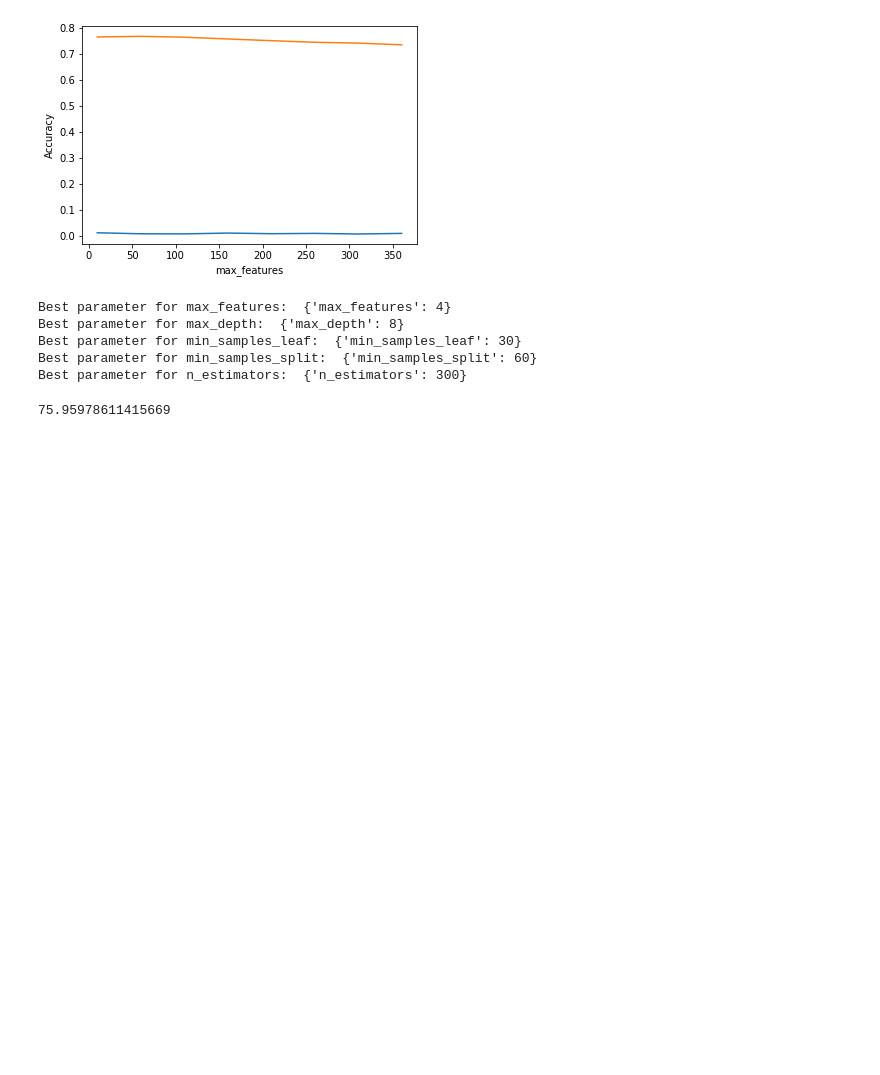
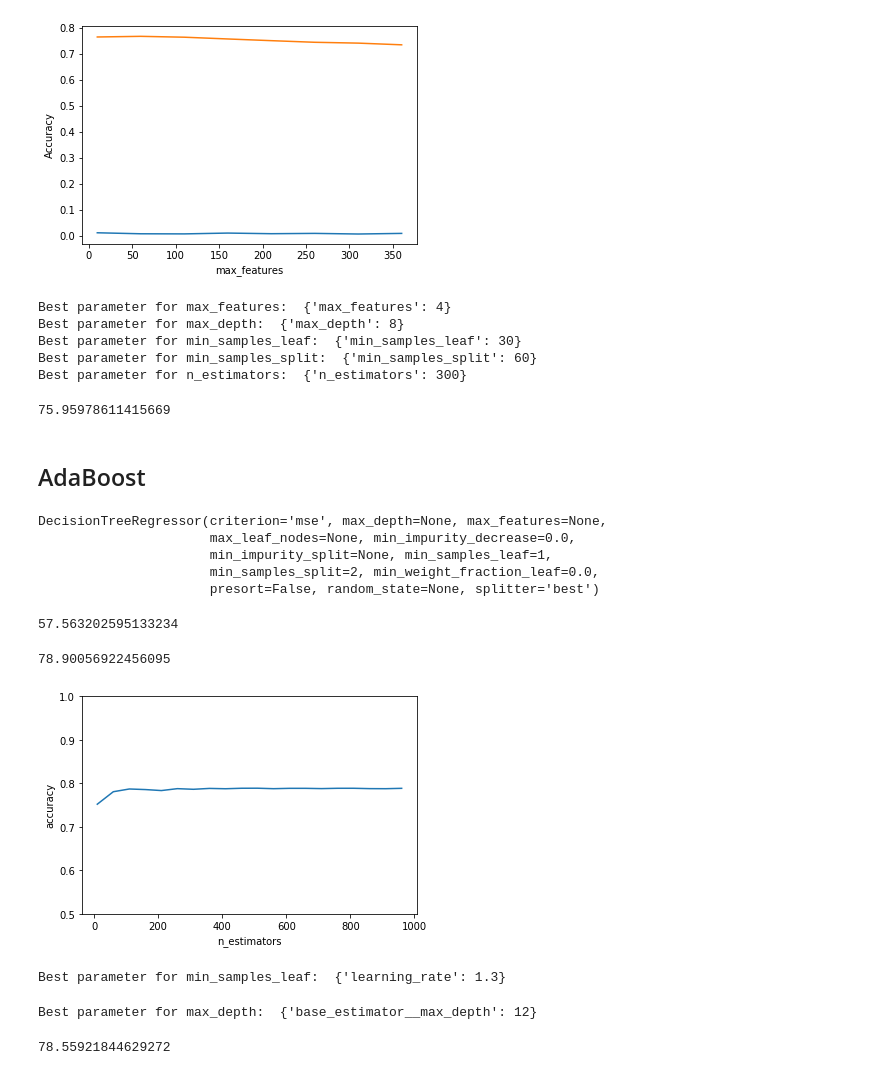
Before and after one commit to LIMON100/Rainfall-in-Bangladesh, a Jupyter notebook: Rainfall.ipynb, the cells around one changed output. Cells and saved outputs as stored; diff of their text form; code cells hidden in the pictures; blank space fills up the shorter version.

Commit message:
Apply adaboost regressor

```diff
--- a/Rainfall.ipynb
+++ b/Rainfall.ipynb
@@ -802,3 +802,73 @@ ac_rf = r2_score(y_test , y_pred_rf)
 print(ac_rf*100)
 # %% [output]
 75.95978611415669
+# %% [markdown]
+## AdaBoost
+# %%
+shallow_tree = DecisionTreeRegressor()
+shallow_tree.fit(new_x_train, y_train)
+# %% [output]
+DecisionTreeRegressor(criterion='mse', max_depth=None, max_features=None,
+                      max_leaf_nodes=None, min_impurity_decrease=0.0,
+                      min_impurity_split=None, min_samples_leaf=1,
+                      min_samples_split=2, min_weight_fraction_leaf=0.0,
+                      presort=False, random_state=None, splitter='best')
+# %%
+y_pred = shallow_tree.predict(new_x_test)
+ac_ab = r2_score(y_test, y_pred)
+print(ac_ab*100)
+# %% [output]
+57.563202595133234
+# %%
+estimators = list(range(10 , 1000, 50))
+
+
+abc_scores_est = []
+for n_est in estimators:
+    ABC = AdaBoostRegressor(base_estimator=shallow_tree  , n_estimators = n_est)
+
+    ABC.fit(new_x_train, y_train)
+    y_pred_est = ABC.predict(new_x_test)
+    score = r2_score(y_test, y_pred_est)
+    abc_scores_est.append(score)
+
+
+print(np.max(abc_scores_est)*100)
+# %% [output]
+78.90056922456095
+# %%
+plt.plot(estimators, abc_scores_est)
+plt.xlabel('n_estimators')
+plt.ylabel('accuracy')
+plt.ylim([0.50, 1])
+plt.show()
+# %% [output]
+[figure, added]
+# %%
+learn_rate = {'learning_rate': [0.001 , 0.01 , 0.1 , 1.0 , 1.3]}
+folds = 5
+
+ABC = AdaBoostRegressor(base_estimator=shallow_tree)
+grid_search_lr = GridSearchCV(ABC, cv = folds , param_grid = learn_rate , n_jobs = -1)
+grid_search_lr.fit(x_train, y_train)
+print('Best parameter for min_samples_leaf: ',grid_search_lr.best_params_)
+# %% [output]
+Best parameter for min_samples_leaf:  {'learning_rate': 1.3}
+# %%
+max_dpth = {'base_estimator__max_depth': [3,4,5,8,10,12]}
+folds = 5
+
+ABC = AdaBoostRegressor(base_estimator = shallow_tree)
+grid_search_ab_max = GridSearchCV(ABC, cv = folds , param_grid = max_dpth , n_jobs = -1)
+grid_search_ab_max.fit(x_train, y_train)
+print('Best parameter for max_depth: ',grid_search_ab_max.best_params_)
+# %% [output]
+Best parameter for max_depth:  {'base_estimator__max_depth': 12}
+# %%
+ABC = AdaBoostRegressor(base_estimator = shallow_tree , learning_rate = 1.3 , n_estimators = 100)
+ABC.fit(new_x_train , y_train)
+y_pred_ab = ABC.predict(new_x_test)
+ac_ab = r2_score(y_test , y_pred_ab)
+print(ac_ab*100)
+# %% [output]
+78.55921844629272
```
Also changed, not shown: parts of 2 cells of this notebook.
